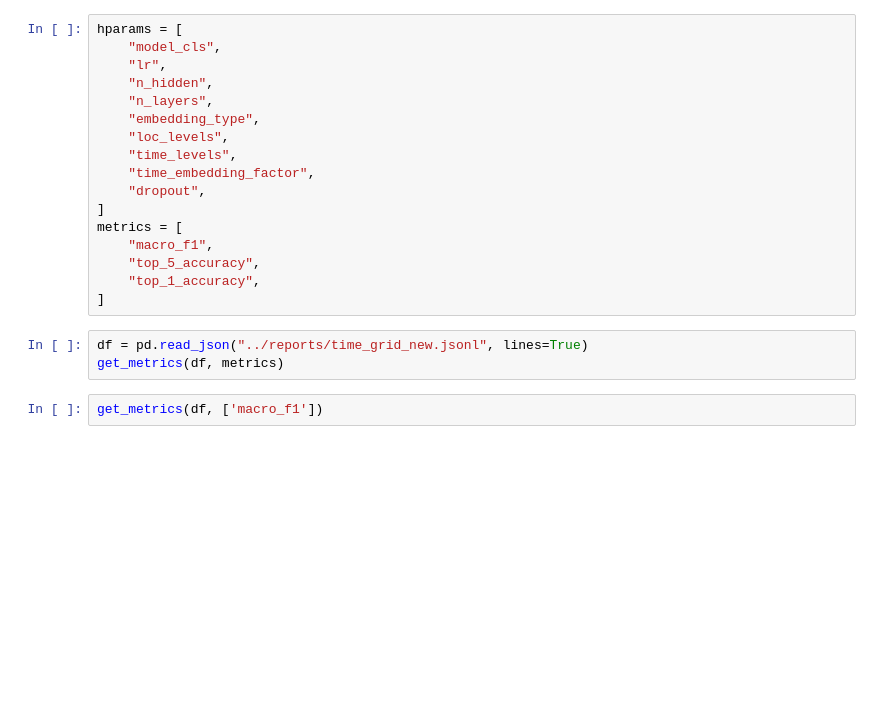
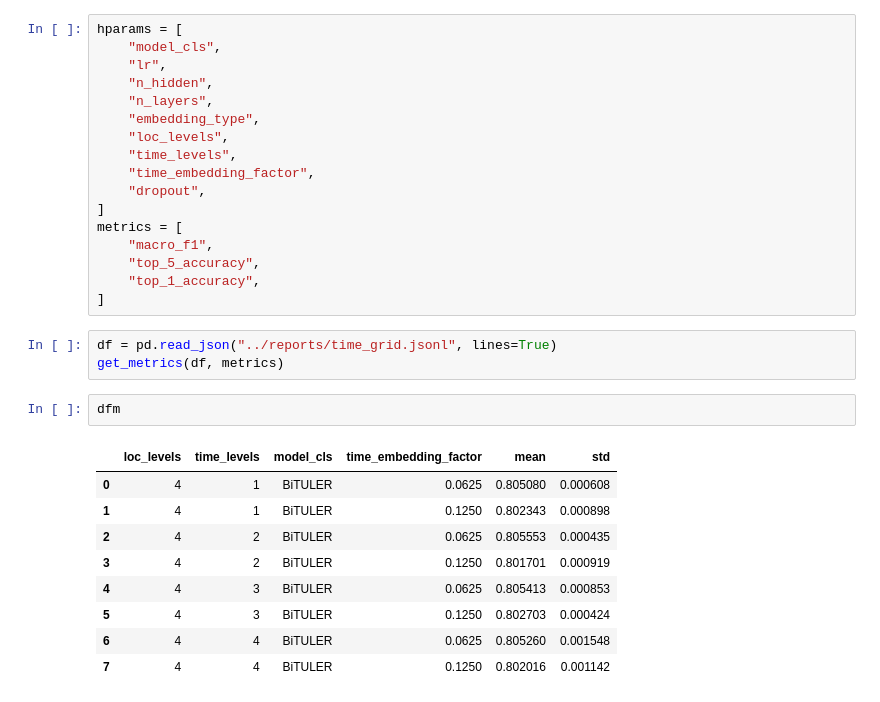
Before and after one commit to lucasczz/MiLES, a Jupyter notebook: notebooks/time_embed.ipynb, the cells around one changed output. Drawn from its saved outputs; the diff is of its cells as text; blank space fills up the shorter version.

```diff
--- a/notebooks/time_embed.ipynb
+++ b/notebooks/time_embed.ipynb
@@ -20,8 +20,18 @@ metrics = [
     "top_1_accuracy",
 ]
 # %%
-df = pd.read_json("../reports/time_grid_new.jsonl", lines=True)
+df = pd.read_json("../reports/time_grid.jsonl", lines=True)
 get_metrics(df, metrics)
-# %%
-get_metrics(df, ['macro_f1'])
+# %%
+dfm
+# %% [output]
+|  | loc_levels | time_levels | model_cls | time_embedding_factor | mean | std |
+| 0 | 4 | 1 | BiTULER | 0.0625 | 0.805080 | 0.000608 |
+| 1 | 4 | 1 | BiTULER | 0.1250 | 0.802343 | 0.000898 |
+| 2 | 4 | 2 | BiTULER | 0.0625 | 0.805553 | 0.000435 |
+| 3 | 4 | 2 | BiTULER | 0.1250 | 0.801701 | 0.000919 |
+| 4 | 4 | 3 | BiTULER | 0.0625 | 0.805413 | 0.000853 |
+| 5 | 4 | 3 | BiTULER | 0.1250 | 0.802703 | 0.000424 |
+| 6 | 4 | 4 | BiTULER | 0.0625 | 0.805260 | 0.001548 |
+| 7 | 4 | 4 | BiTULER | 0.1250 | 0.802016 | 0.001142 |
 # %%
```
Also changed, not shown: parts of 1 cell of this notebook, 15 other files.
